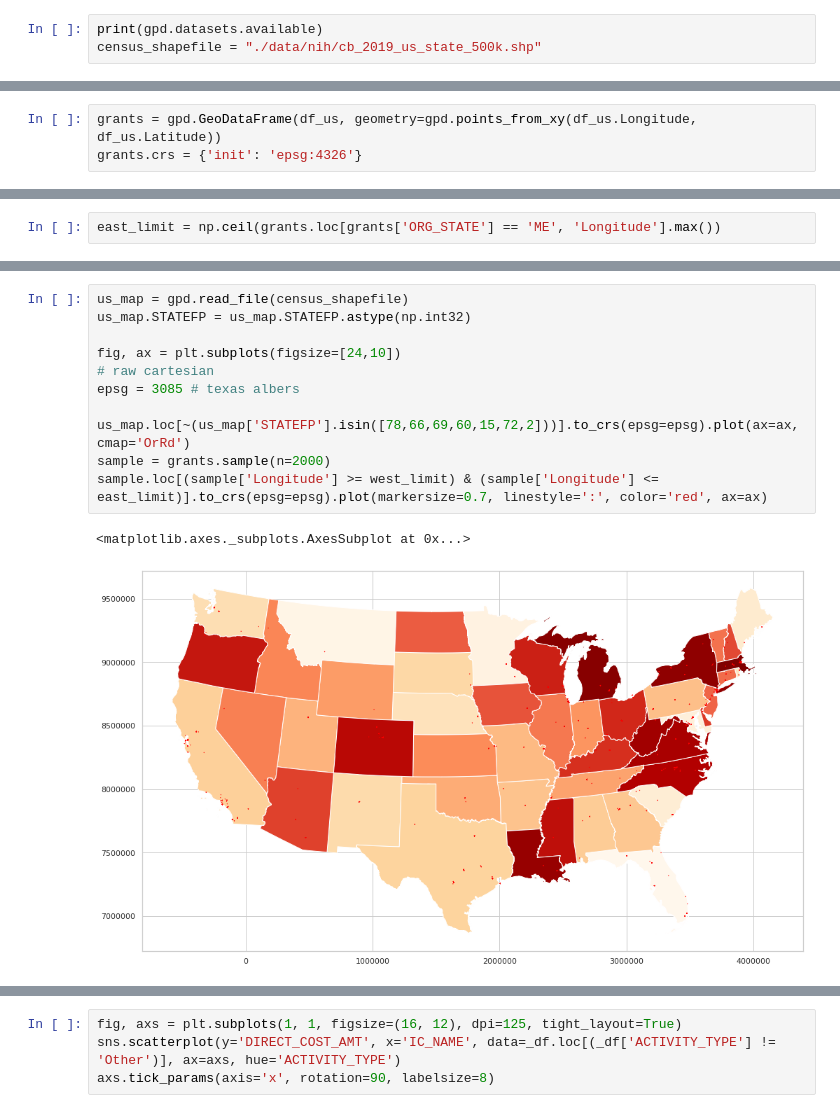
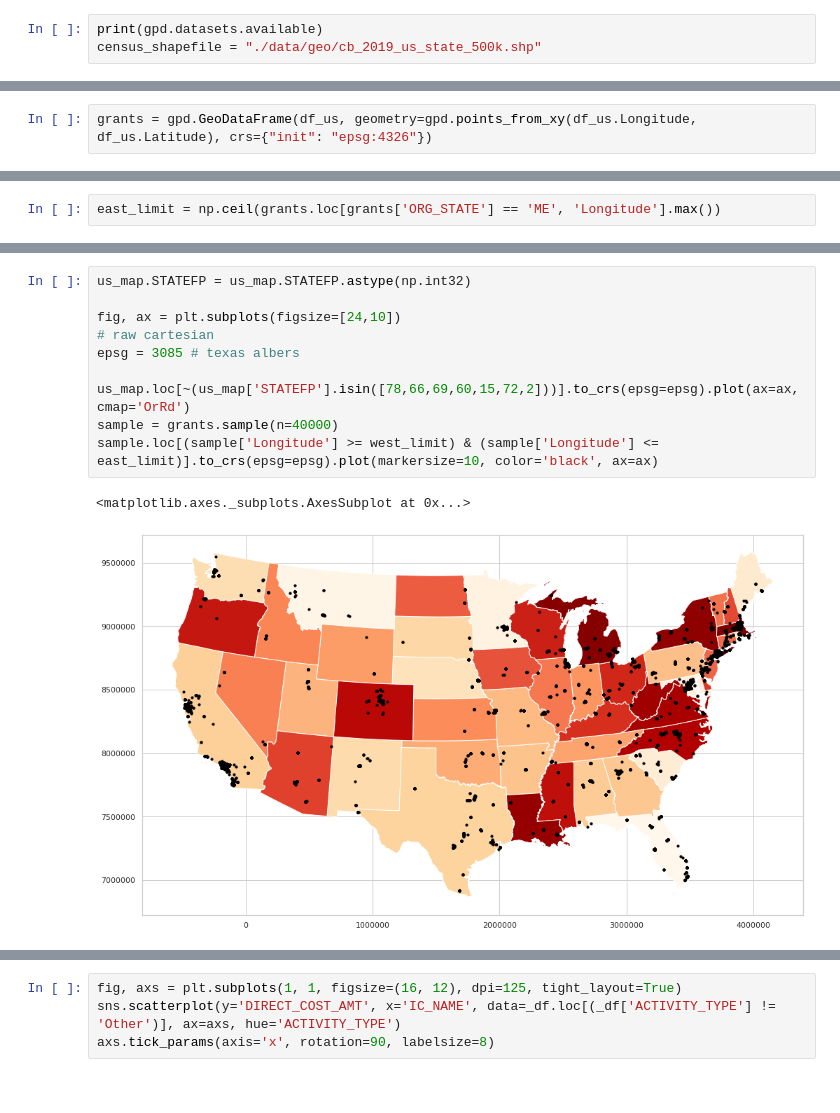
Before and after one commit to gitjeff05/nih-grant-awards, a Jupyter notebook: Analysis.ipynb, the cells around one changed output, grey strips where cells are left out. Saved outputs shown, nothing was run; the diff lists cells and outputs as text.

```diff
--- a/Analysis.ipynb
+++ b/Analysis.ipynb
@@ -373,5 +373,5 @@ Wall time: 29.1 s
 # %%
 print(gpd.datasets.available)
-census_shapefile = "./data/nih/cb_2019_us_state_500k.shp"
+census_shapefile = "./data/geo/cb_2019_us_state_500k.shp"
 # %% [output]
 ['naturalearth_lowres', 'naturalearth_cities', 'nybb']
@@ -392,3 +402,2 @@ Successfully installed descartes-1.1.0
 # %%
-grants = gpd.GeoDataFrame(df_us, geometry=gpd.points_from_xy(df_us.Longitude, df_us.Latitude))
-grants.crs = {'init': 'epsg:4326'}
+grants = gpd.GeoDataFrame(df_us, geometry=gpd.points_from_xy(df_us.Longitude, df_us.Latitude), crs={"init": "epsg:4326"})
@@ -419,14 +419,13 @@ east_limit = np.ceil(grants.loc[grants['ORG_STATE'] == 'ME', 'Longitude'].max())
 # %%
-us_map = gpd.read_file(census_shapefile)
 us_map.STATEFP = us_map.STATEFP.astype(np.int32)
 
 fig, ax = plt.subplots(figsize=[24,10])
 # raw cartesian
 epsg = 3085 # texas albers
 
 us_map.loc[~(us_map['STATEFP'].isin([78,66,69,60,15,72,2]))].to_crs(epsg=epsg).plot(ax=ax, cmap='OrRd')
-sample = grants.sample(n=2000)
-sample.loc[(sample['Longitude'] >= west_limit) & (sample['Longitude'] <= east_limit)].to_crs(epsg=epsg).plot(markersize=0.7, linestyle=':', color='red', ax=ax)
+sample = grants.sample(n=40000)
+sample.loc[(sample['Longitude'] >= west_limit) & (sample['Longitude'] <= east_limit)].to_crs(epsg=epsg).plot(markersize=10, color='black', ax=ax)
 # %% [output]
 <matplotlib.axes._subplots.AxesSubplot at 0x...>
-[figure, old version]
+[figure, new version]
```
Also changed, not shown: parts of 11 cells of this notebook, 8 other files.
